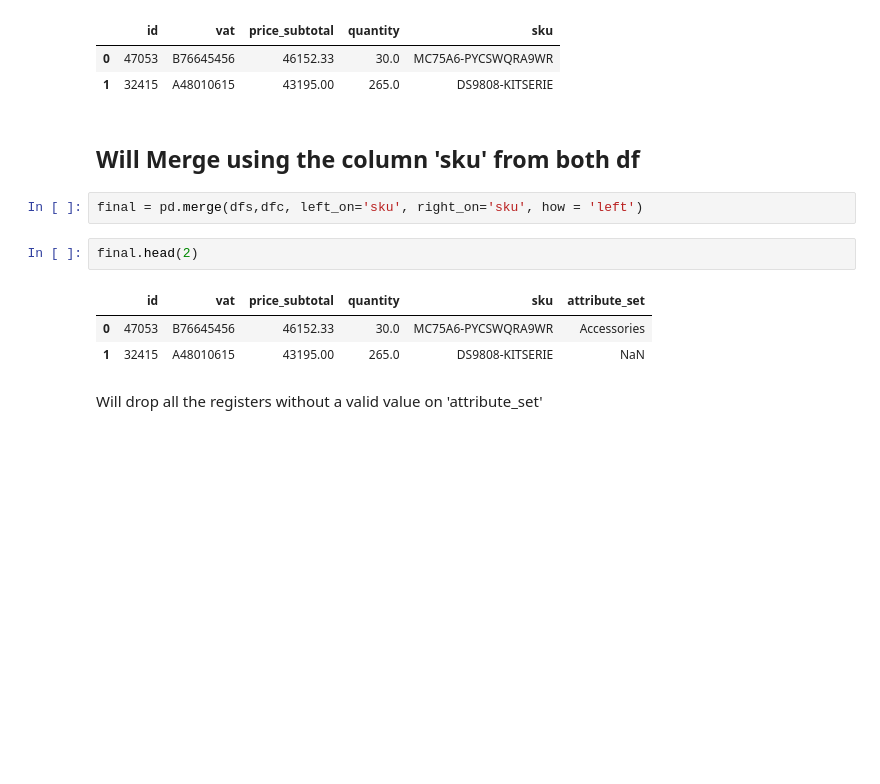
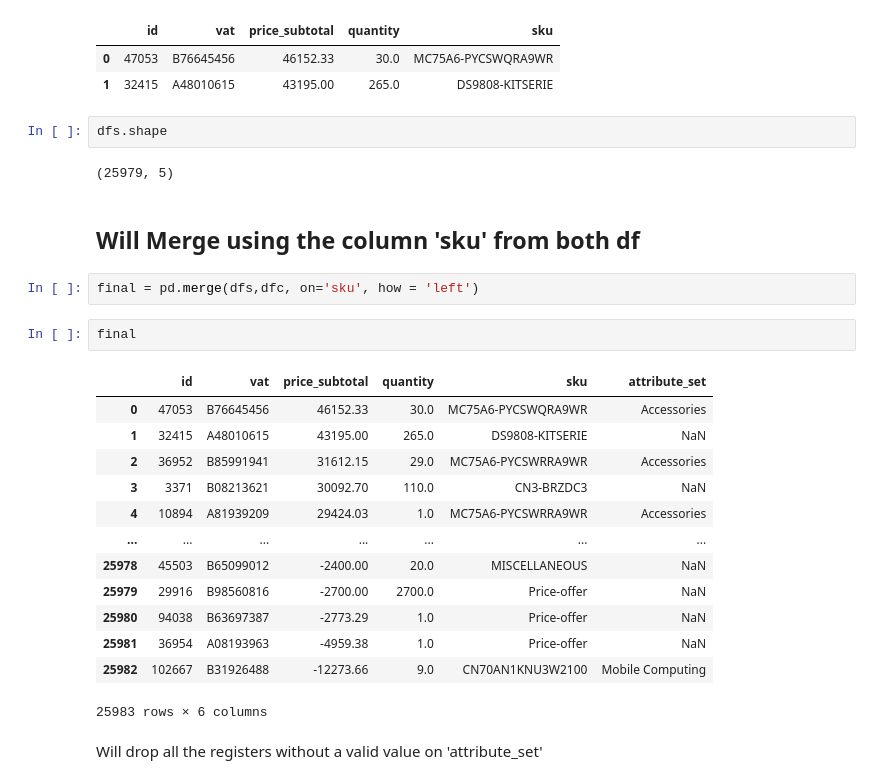
Before and after one commit to Albrodmar/Ironhack-Final-Project, a Jupyter notebook: notebooks/1- Merge sales-catalogue.ipynb, the cells around one changed output. Saved outputs shown, nothing was run; the diff lists cells and outputs as text; blank space fills up the shorter version.

```diff
--- a/notebooks/1- Merge sales-catalogue.ipynb
+++ b/notebooks/1- Merge sales-catalogue.ipynb
@@ -21,16 +21,30 @@ dfs.head(2)
 |  | id | vat | price_subtotal | quantity | sku |
 | 0 | 47053 | B76645456 | 46152.33 | 30.0 | MC75A6-PYCSWQRA9WR |
 | 1 | 32415 | A48010615 | 43195.00 | 265.0 | DS9808-KITSERIE |
+# %%
+dfs.shape
+# %% [output]
+(25979, 5)
 # %% [markdown]
 ## Will Merge using the column 'sku' from both df
 # %%
-final = pd.merge(dfs,dfc, left_on='sku', right_on='sku', how = 'left')
+final = pd.merge(dfs,dfc, on='sku', how = 'left')
 # %%
-final.head(2)
+final
 # %% [output]
 |  | id | vat | price_subtotal | quantity | sku | attribute_set |
 | 0 | 47053 | B76645456 | 46152.33 | 30.0 | MC75A6-PYCSWQRA9WR | Accessories |
 | 1 | 32415 | A48010615 | 43195.00 | 265.0 | DS9808-KITSERIE | NaN |
+| 2 | 36952 | B85991941 | 31612.15 | 29.0 | MC75A6-PYCSWRRA9WR | Accessories |
+| 3 | 3371 | B08213621 | 30092.70 | 110.0 | CN3-BRZDC3 | NaN |
+| 4 | 10894 | A81939209 | 29424.03 | 1.0 | MC75A6-PYCSWRRA9WR | Accessories |
+| ... | ... | ... | ... | ... | ... | ... |
+| 25978 | 45503 | B65099012 | -2400.00 | 20.0 | MISCELLANEOUS | NaN |
+| 25979 | 29916 | B98560816 | -2700.00 | 2700.0 | Price-offer | NaN |
+| 25980 | 94038 | B63697387 | -2773.29 | 1.0 | Price-offer | NaN |
+| 25981 | 36954 | A08193963 | -4959.38 | 1.0 | Price-offer | NaN |
+| 25982 | 102667 | B31926488 | -12273.66 | 9.0 | CN70AN1KNU3W2100 | Mobile Computing |
+25983 rows × 6 columns
 # %% [markdown]
 Will drop all the registers without a valid value on 'attribute_set'
 # %%
```
Also changed, not shown: parts of 4 cells of this notebook, 11 other files.
